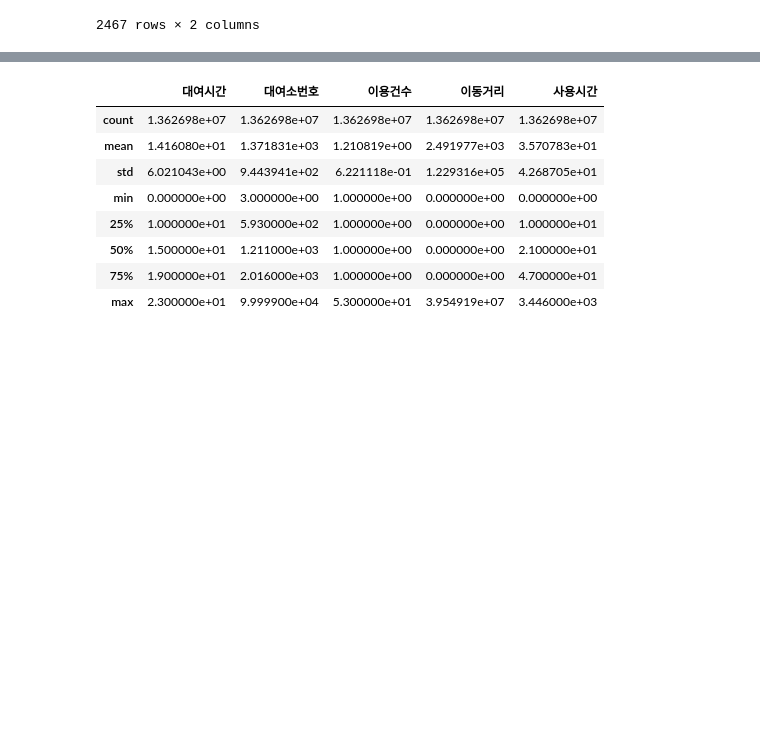
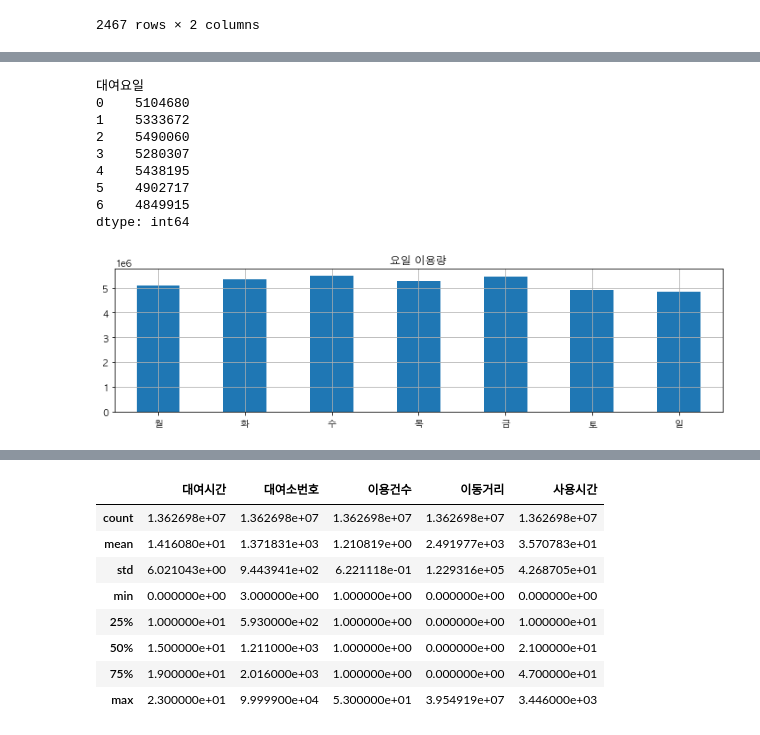
Before and after one commit to Markers/SC2_project, a Jupyter notebook: Src/time_rent.ipynb, the cells around one changed output, grey strips where cells are left out. Drawn from its saved outputs; the diff is of its cells as text; code cells hidden in the pictures; blank space fills up the shorter version.

```diff
--- a/Src/time_rent.ipynb
+++ b/Src/time_rent.ipynb
@@ -415,0 +424,4 @@ rent_df.head()
+# %%
+rent_df['대여일시'] = pd.to_datetime(rent_df['대여일시'])
+rent_df['반납일시'] = pd.to_datetime(rent_df['반납일시'])
+rent_df.info()
@@ -415,0 +449,9 @@ rent_df.head()
+# %%
+#rent_df['대여일시'].dt.day
+rent_df['대여일'] = rent_df['대여일시'].dt.day
+rent_df['대여요일'] = rent_df['대여일시'].dt.dayofweek
+#rent_df['대여일시'].dt.dayofweek
+rent_df['대여시간'] = rent_df['대여일시'].dt.hour
+rent_df['반납시간'] = rent_df['반납일시'].dt.hour
+
+rent_df.info()
@@ -415,0 +476,19 @@ rent_df.head()
+# %%
+rent_day = rent_df.groupby('대여요일').size()
+display(rent_day)
+rent_day.index = "월 화 수 목 금 토 일".split()
+rent_day.plot(kind='bar', figsize=(10, 3), rot=0, title="요일 이용량")
+plt.tight_layout()
+plt.grid()
+plt.show()
+# %% [output]
+대여요일
+0    5104680
+1    5333672
+2    5490060
+3    5280307
+4    5438195
+5    4902717
+6    4849915
+dtype: int64
+[figure, added]
```
Also changed, not shown: parts of 52 cells of this notebook.
